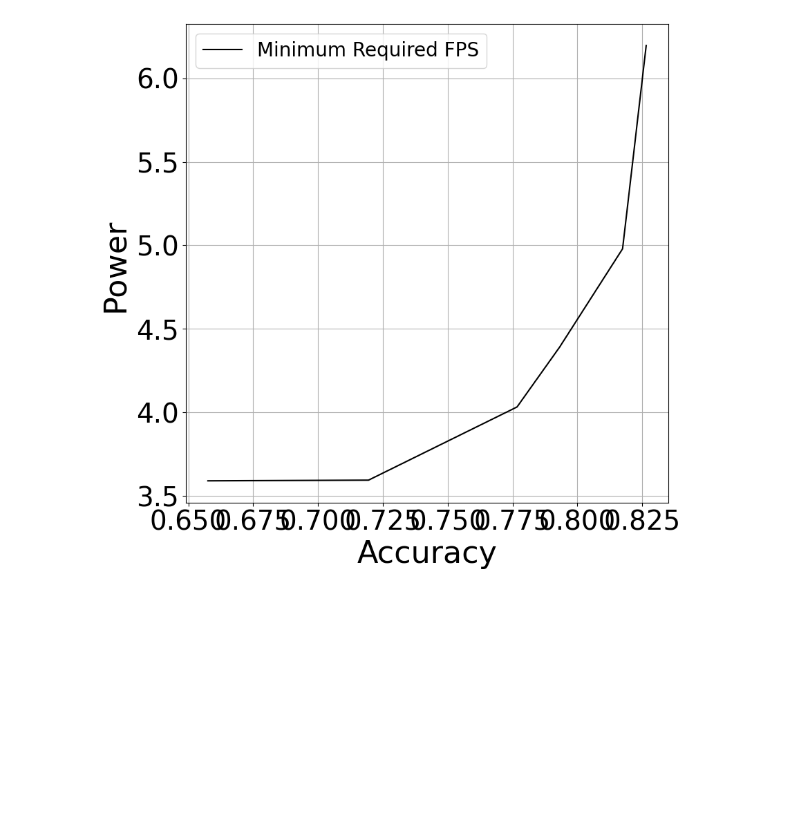
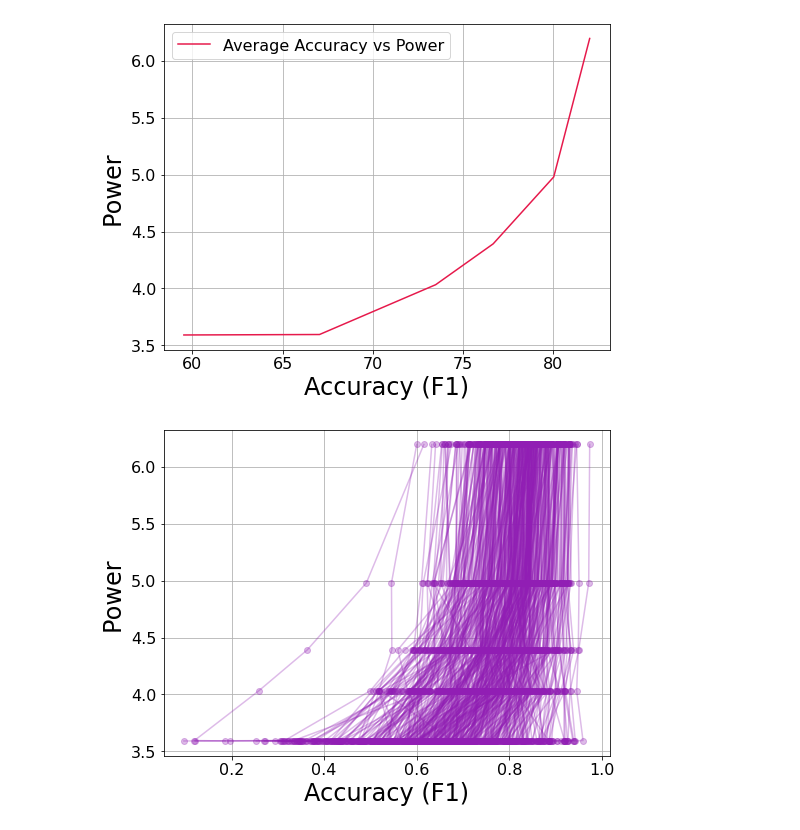
Before and after one commit to lijiaxi2018/Distributed-Learning, a Jupyter notebook: plot/exp9-accuracy-power-960.ipynb, the cells around one changed output. Drawn from its saved outputs; the diff is of its cells as text; code cells hidden in the pictures; blank space fills up the shorter version.

Commit message:
feature: better plot

```diff
--- a/plot/exp9-accuracy-power-960.ipynb
+++ b/plot/exp9-accuracy-power-960.ipynb
@@ -12,8 +13,8 @@ THRESHOLD = 0.75
 accuracy_result_dict_paths = [
 	# '../assets/result/accuracy_movement/Video1_Accuracy_Result.json',
     # '../assets/result/accuracy_movement/Video2_Accuracy_Result.json',
-    # '../assets/result/accuracy_movement/Video3_Accuracy_Result.json',
-    '../assets/result/accuracy_movement/Video4_Accuracy_Result.json',
+    '../assets/result/accuracy_movement/Video3_Accuracy_Result.json',
+    # '../assets/result/accuracy_movement/Video4_Accuracy_Result.json',
 ]
 # %%
 movement_result_dict_paths = [
@@ -133,10 +134,10 @@ def extract_metric_time_horizontal(metric_list):
 
 	return round_floats_to_sigfigs(scaled_time_list, 0)
 # %%
-def plot_one_line(xs, ys, x_label, y_label, title, label_size=28, font_size=32, legend_size=20):
-	fig, ax1 = plt.subplots(figsize=(9, 9))
+def plot_one_line(xs, ys, x_label, y_label, label, line_color=colors[0], label_size=16, font_size=24, legend_size=16):
+	fig, ax1 = plt.subplots(figsize=(8, 6))
 
-	ax1.plot(xs, ys, color='black', label="Minimum Required FPS")
+	ax1.plot(xs, ys, color=line_color, label=label)
 
 	ax1.set_xlabel(x_label, fontsize=font_size)
 	ax1.set_ylabel(y_label, fontsize=font_size)
@@ -166,7 +167,9 @@ power_at_all_fps = load_json('../assets/result/energy/Dict-Per-Real-Second-Throu
 
 for fps in MANUAL_FPSS:
 	power_at_fps.append(power_at_all_fps[str(fps)])
-# %%
-plot_one_line(accuracy_at_fps, power_at_fps, 'Accuracy', 'Power ', 'title')
-# %% [output]
-[figure, removed]
+# %%
+# Average Accuracy vs Power
+processed_accuracy_at_fps = list(np.array(accuracy_at_fps)*100)
+plot_one_line(processed_accuracy_at_fps, power_at_fps, 'Accuracy (F1)', 'Power ', 'Average Accuracy vs Power')
+# %% [output]
+[figure, added]
@@ -172,0 +218,5 @@ plot_one_line(accuracy_at_fps, power_at_fps, 'Accuracy', 'Power ', 'title')
+# %%
+# Individual Accuracy vs Power
+plot_multiple_line(accuracy_at_fps_list, power_at_fps_list, 'Accuracy (F1)', 'Power ')
+# %% [output]
+[figure, added]
```
Also changed, not shown: parts of 7 cells of this notebook.
